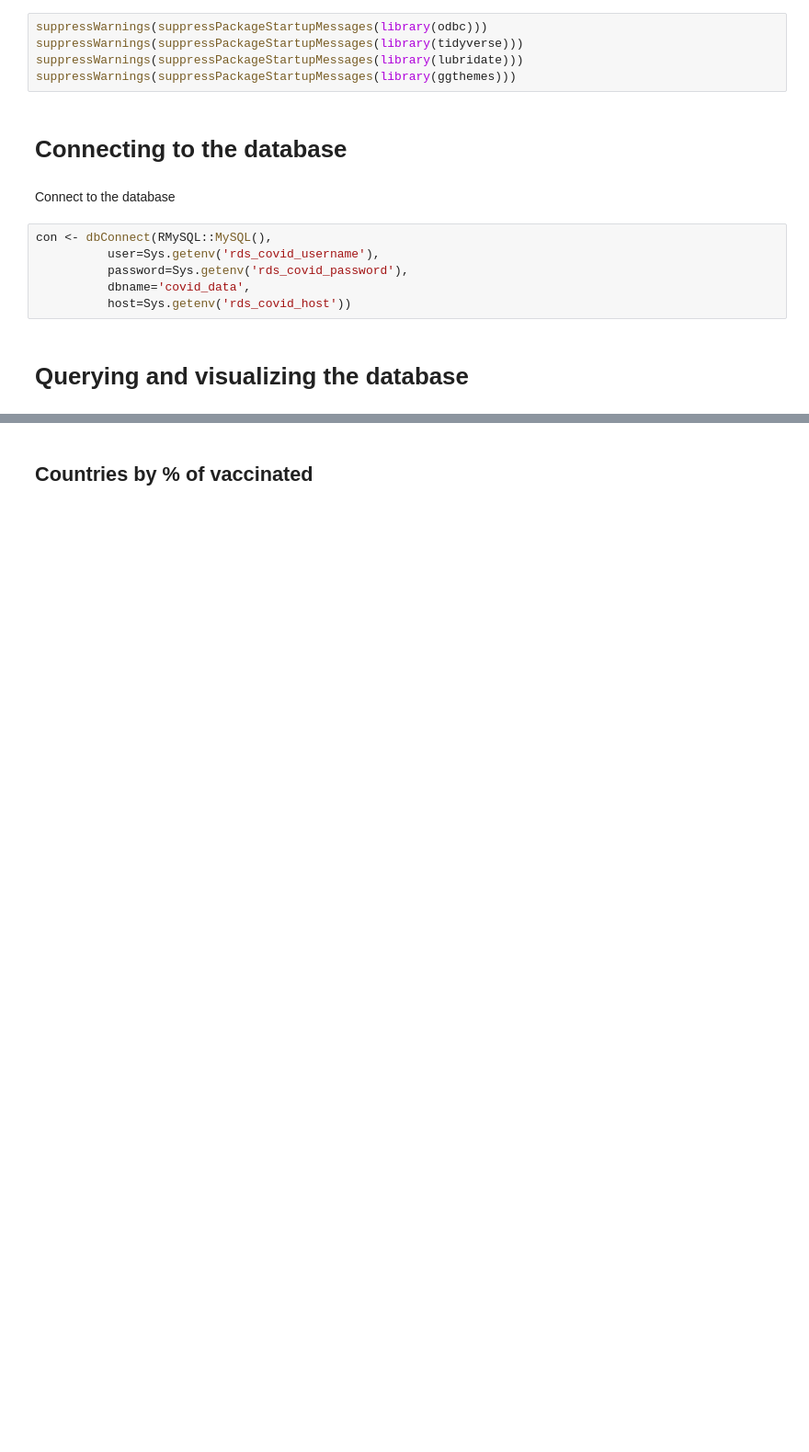
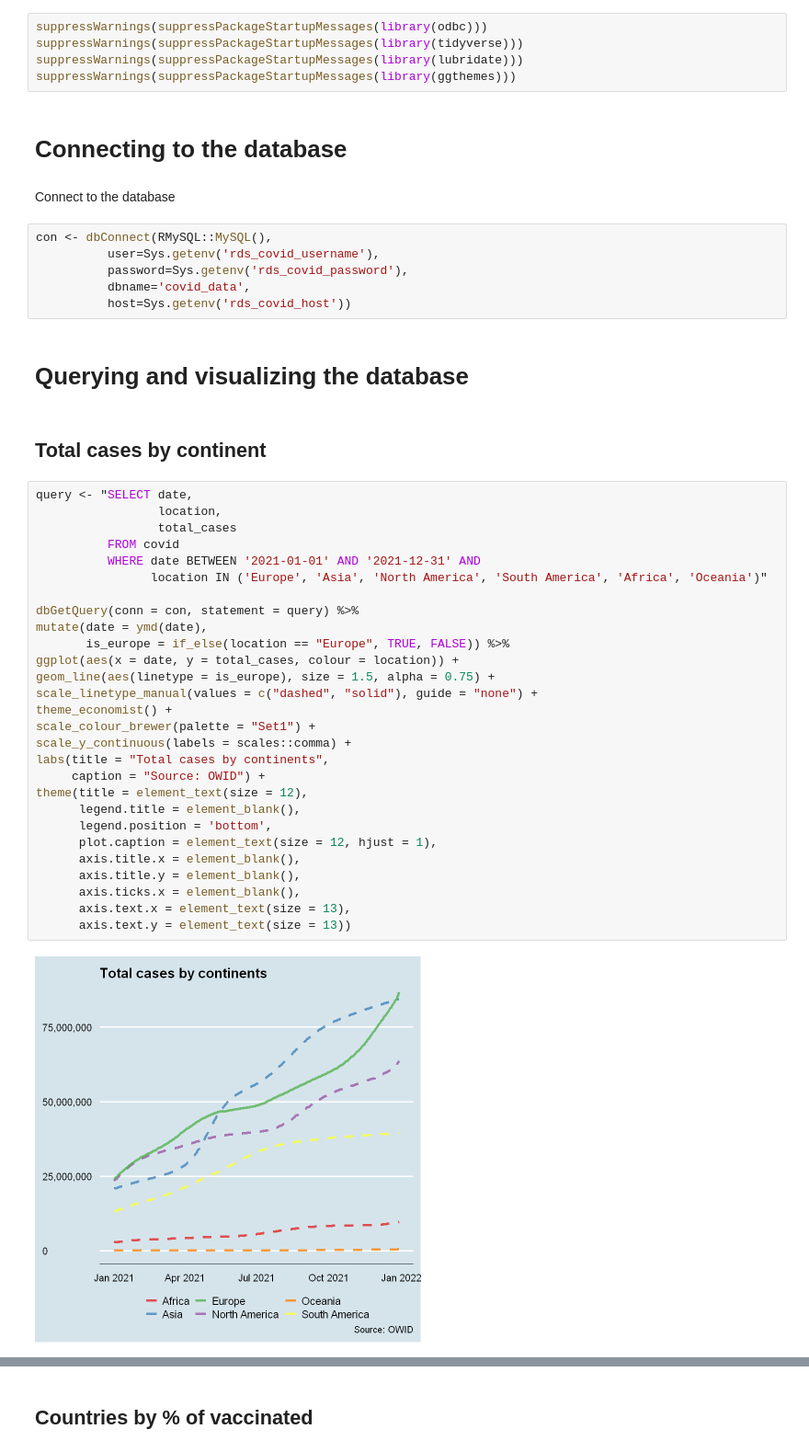
Before and after one commit to JacopoMalatesta/covid_cloud_database, a Jupyter notebook: 02 - Querying and visualizing the database with SQL and R.ipynb, the cells around one changed output, grey strips where cells are left out. Shown at 92% size. Saved outputs shown, nothing was run; the diff lists cells and outputs as text; blank space fills up the shorter version.

```diff
--- a/02 - Querying and visualizing the database with SQL and R.ipynb
+++ b/02 - Querying and visualizing the database with SQL and R.ipynb
@@ -19,3 +19,35 @@ con <- dbConnect(RMySQL::MySQL(),
           host=Sys.getenv('rds_covid_host'))
 # %% [markdown]
 # Querying and visualizing the database
+# %% [markdown]
+## Total cases by continent
+# %%
+query <- "SELECT date,
+                 location,
+                 total_cases
+          FROM covid
+          WHERE date BETWEEN '2021-01-01' AND '2021-12-31' AND
+                location IN ('Europe', 'Asia', 'North America', 'South America', 'Africa', 'Oceania')"
+
+dbGetQuery(conn = con, statement = query) %>%
+mutate(date = ymd(date),
+       is_europe = if_else(location == "Europe", TRUE, FALSE)) %>%
+ggplot(aes(x = date, y = total_cases, colour = location)) +
+geom_line(aes(linetype = is_europe), size = 1.5, alpha = 0.75) +
+scale_linetype_manual(values = c("dashed", "solid"), guide = "none") +
+theme_economist() +
+scale_colour_brewer(palette = "Set1") +
+scale_y_continuous(labels = scales::comma) +
+labs(title = "Total cases by continents",
+     caption = "Source: OWID") +
+theme(title = element_text(size = 12),
+      legend.title = element_blank(),
+      legend.position = 'bottom',
+      plot.caption = element_text(size = 12, hjust = 1),
+      axis.title.x = element_blank(),
+      axis.title.y = element_blank(),
+      axis.ticks.x = element_blank(),
+      axis.text.x = element_text(size = 13),
+      axis.text.y = element_text(size = 13))
+# %% [output]
+[figure, added]
```
Also changed, not shown: parts of 11 cells of this notebook, 1 other file.
